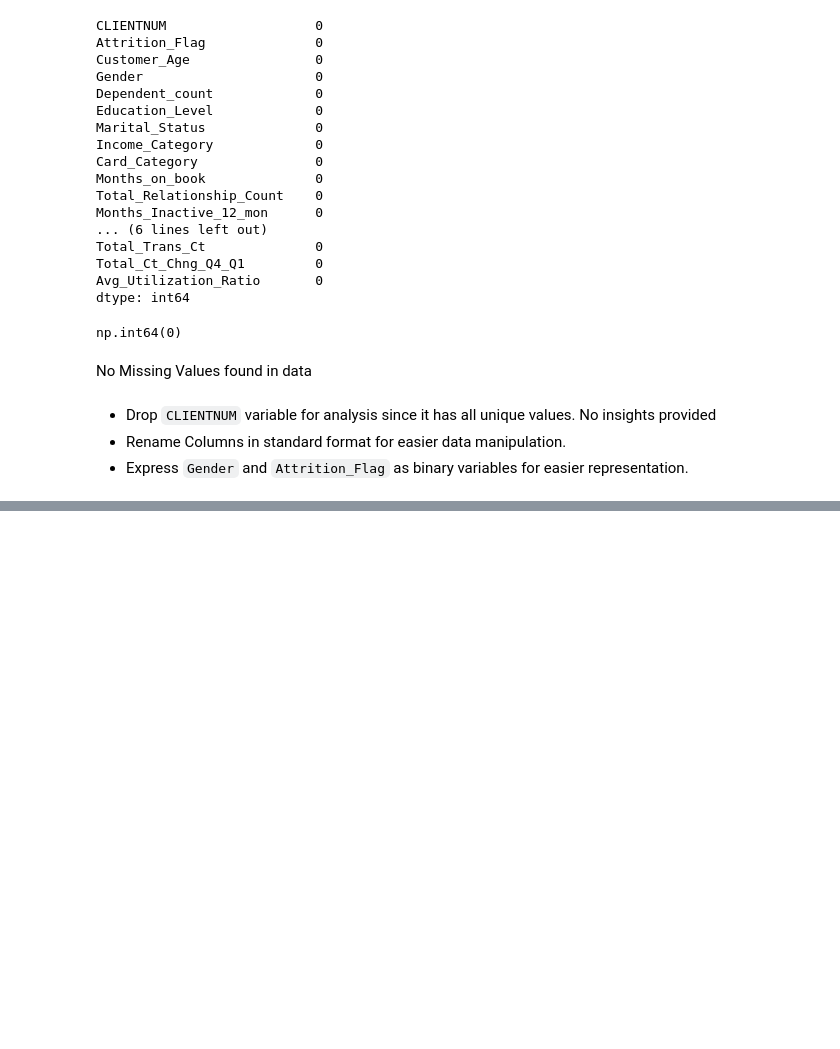
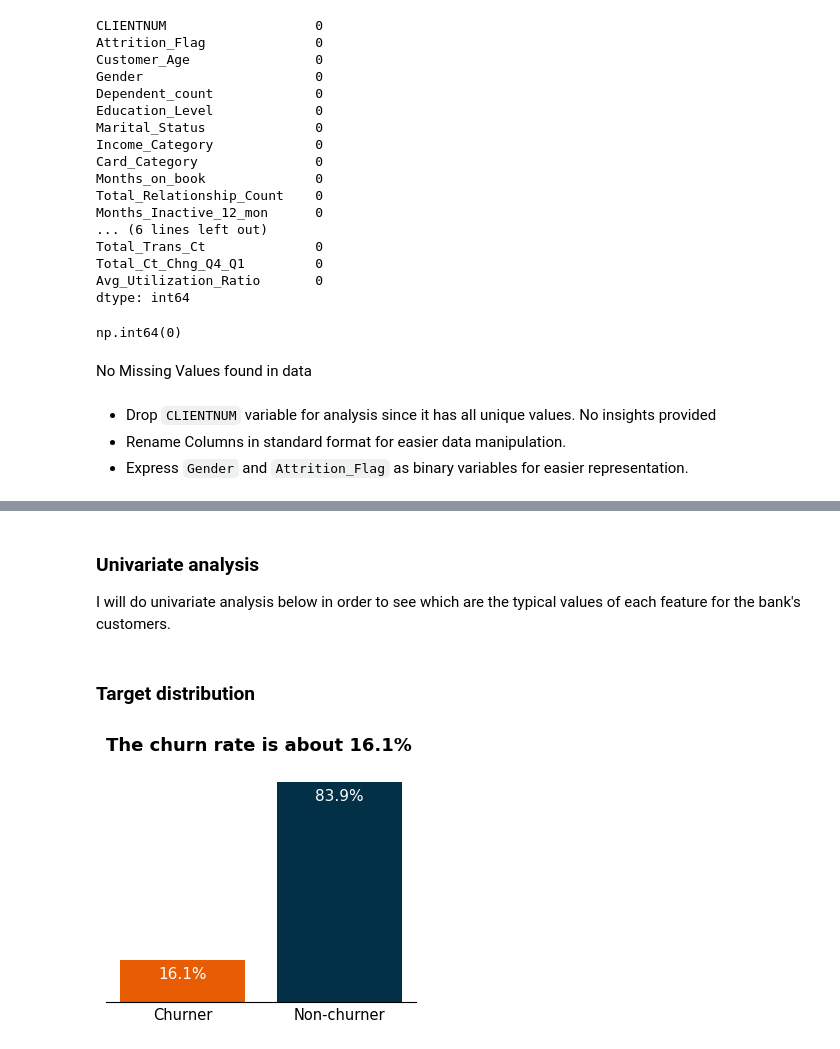
Before and after one commit to Shri0807/Credit-Card-Churn-Prediction, a Jupyter notebook: notebooks/EDA.ipynb, the cells around one changed output, grey strips where cells are left out. Drawn from its saved outputs; the diff is of its cells as text; code cells hidden in the pictures; blank space fills up the shorter version.

Commit message:
Completion of Univariate Analysis

```diff
--- a/notebooks/EDA.ipynb
+++ b/notebooks/EDA.ipynb
@@ -132,3 +234,5 @@ df.columns = [x.lower() for x in df.columns]
 
 df['gender'] = df['gender'].map({'M': 1, 'F': 0})
 df['attrition_flag'] = df['attrition_flag'].map({'Attrited Customer': 1, 'Existing Customer': 0})
+
+df.rename(columns={'attrition_flag': 'churn_flag'}, inplace=True)
@@ -134,0 +245,5 @@ df['attrition_flag'] = df['attrition_flag'].map({'Attrited Customer': 1, 'Existi
+# %%
+X = df.drop(columns=['churn_flag'])
+y = df['churn_flag'].copy()
+
+X_train, X_test, y_train, y_test = train_test_split(X, y, test_size=0.2, stratify=y, random_state=42)
@@ -134,0 +279,3 @@ df['attrition_flag'] = df['attrition_flag'].map({'Attrited Customer': 1, 'Existi
+# %%
+train = pd.concat([X_train, y_train], axis=1)
+train.head()
@@ -134,0 +337,40 @@ df['attrition_flag'] = df['attrition_flag'].map({'Attrited Customer': 1, 'Existi
+# %% [markdown]
+### Univariate analysis
+I will do univariate analysis below in order to see which are the typical values of each feature for the bank's customers.
+# %% [markdown]
+### Target distribution
+# %%
+# Group the data by churn flag.
+churn_grp = train.groupby(['churn_flag'])[['churn_flag']].count().rename(columns={'churn_flag': 'count'}).reset_index()
+churn_grp['pct'] = (churn_grp['count'] / churn_grp['count'].sum()) * 100
+churn_grp = churn_grp.sort_values(by=['pct'])
+
+# Define the plot.
+fig, ax = plt.subplots(figsize=(4, 3))
+
+# Plot the barplot.
+bars = ax.bar(x=churn_grp['churn_flag'], height=churn_grp['pct'], color=['#e85d04', '#023047'])
+
+# Customize the plot.
+ax.set_title('The churn rate is about 16.1%', fontweight='bold', fontsize=13, pad=15, loc='left')
+ax.set_xlabel('')
+ax.set_xticks(ticks=range(2), labels=['Non-churner', 'Churner'], fontsize=10.5)
+ax.tick_params(axis=u'both', which=u'both',length=0)
+ax.invert_xaxis()
+
+ax.yaxis.set_visible(False)
+ax.spines['top'].set_visible(False)
+ax.spines['right'].set_visible(False)
+ax.spines['left'].set_visible(False)
+ax.grid(False)
+
+for bar in bars:
+    height = bar.get_height()
+    ax.annotate('{:.1f}%'.format(height),
+                xy=(bar.get_x() + bar.get_width() / 2, height),
+                xytext=(0, -10),
+                textcoords="offset points",
+                ha='center', va='center',
+                fontsize=11, color='white')
+# %% [output]
+[figure, added]
```
Also changed, not shown: parts of 25 cells of this notebook.
